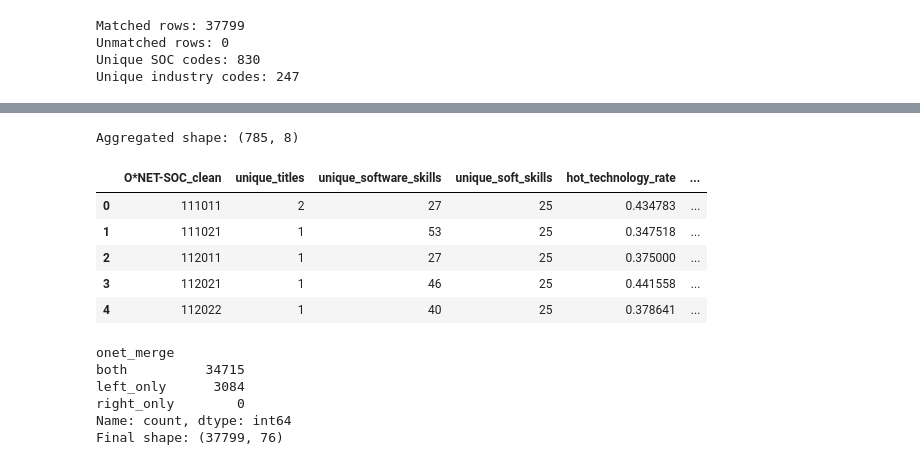
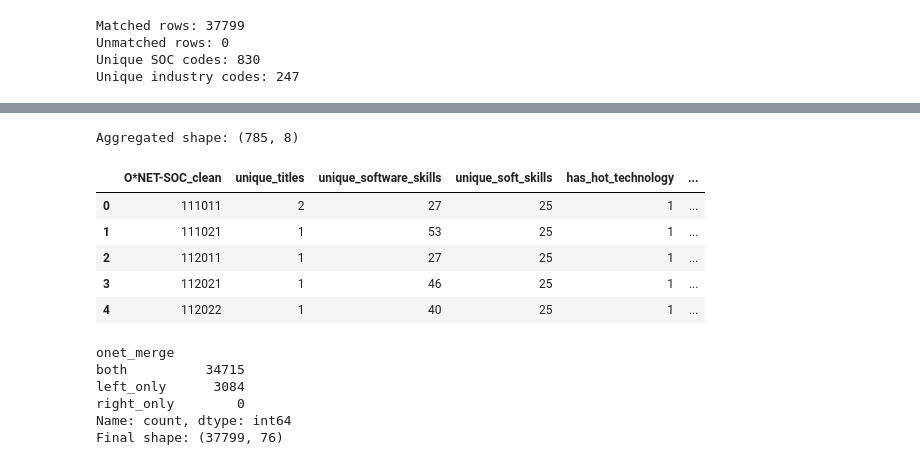
Before and after one commit to Break-Through-Tech/Sage-Road-Solutions-1A-workforce-pell-opportunity-score, a Jupyter notebook: notebooks/merges/BLS_O-NET_Merging/Merging.ipynb, the cells around one changed output, grey strips where cells are left out. Cells and saved outputs as stored; diff of their text form; code cells hidden in the pictures.

```diff
--- a/notebooks/merges/BLS_O-NET_Merging/Merging.ipynb
+++ b/notebooks/merges/BLS_O-NET_Merging/Merging.ipynb
@@ -381,27 +381,27 @@ Name: count, dtype: int64
 # %%
 dfONET_aggregated = (
     dfO_Net.groupby("O*NET-SOC_clean", as_index=False)
     .agg(
         unique_titles=("Title", "nunique"),
         unique_software_skills=("Software or Tech Skills", "nunique"),
         unique_soft_skills=("Transferable or Soft Skills", "nunique"),
-        hot_technology_rate=("Hot Technology", "mean"),
-        in_demand_rate=("In Demand", "mean"),
+        has_hot_technology=("Hot Technology", "max"),
+        has_in_demand=("In Demand", "max"),
         average_importance=("Importance", "mean"),
         skill_record_count=("O*NET-SOC_clean", "size")
     )
 )
 
 print("Aggregated shape:", dfONET_aggregated.shape)
 dfONET_aggregated.head()
 # %% [output]
 Aggregated shape: (785, 8)
-|  | O*NET-SOC_clean | unique_titles | unique_software_skills | unique_soft_skills | hot_technology_rate | ... |
-| 0 | 111011 | 2 | 27 | 25 | 0.434783 | ... |
-| 1 | 111021 | 1 | 53 | 25 | 0.347518 | ... |
-| 2 | 112011 | 1 | 27 | 25 | 0.375000 | ... |
-| 3 | 112021 | 1 | 46 | 25 | 0.441558 | ... |
-| 4 | 112022 | 1 | 40 | 25 | 0.378641 | ... |
+|  | O*NET-SOC_clean | unique_titles | unique_software_skills | unique_soft_skills | has_hot_technology | ... |
+| 0 | 111011 | 2 | 27 | 25 | 1 | ... |
+| 1 | 111021 | 1 | 53 | 25 | 1 | ... |
+| 2 | 112011 | 1 | 27 | 25 | 1 | ... |
+| 3 | 112021 | 1 | 46 | 25 | 1 | ... |
+| 4 | 112022 | 1 | 40 | 25 | 1 | ... |
 # %%
 # 1. Force both key columns to be strings to prevent type errors
 dfBLS_OEWS["soc_6d"] = dfBLS_OEWS["soc_6d"].astype(str).str.strip()
```
Also changed, not shown: parts of 34 cells of this notebook, 8 other files.
